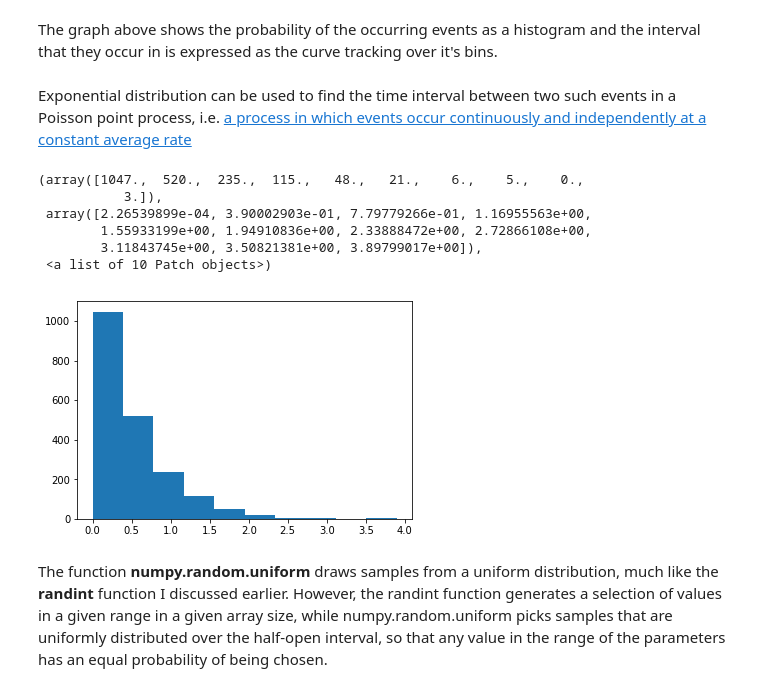
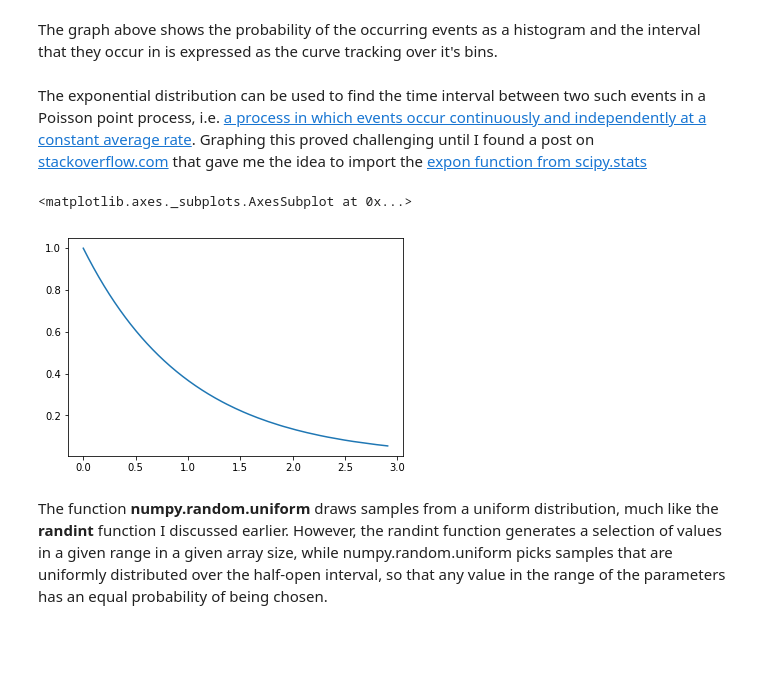
Before and after one commit to AideenByrne/ProgrammingforDA-assignment, a Jupyter notebook: Programming for Data Analysis Assignment.ipynb, the cells around one changed output. Drawn from its saved outputs; the diff is of its cells as text; code cells hidden in the pictures; blank space fills up the shorter version.

Commit message:
Updated code for exponential distribution with scipy.stats

```diff
--- a/Programming for Data Analysis Assignment.ipynb
+++ b/Programming for Data Analysis Assignment.ipynb
@@ -168,18 +168,14 @@ sns.distplot(s)
 # %% [markdown]
 The graph above shows the probability of the occurring events as a histogram and the interval that they occur in is expressed as the curve tracking over it's bins.
 # %% [markdown]
-Exponential distribution can be used to find the time interval between two such events in a Poisson point process, i.e. [a process in which events occur continuously and independently at a constant average rate](https://en.wikipedia.org/wiki/Exponential_distribution)
+The exponential distribution can be used to find the time interval between two such events in a Poisson point process, i.e. [a process in which events occur continuously and independently at a constant average rate](https://en.wikipedia.org/wiki/Exponential_distribution).  Graphing this proved challenging until I found a post on [stackoverflow.com](https://stackoverflow.com/questions/43311127/the-exponential-distribution-didnt-show-up-in-the-shell) that gave me the idea to import the [expon function from scipy.stats](https://stackoverflow.com/questions/43311127/the-exponential-distribution-didnt-show-up-in-the-shell)
-# %%
-p = np.random.exponential(0.5, 2000)
-plt.hist(p)
-# %% [output]
-(array([1047.,  520.,  235.,  115.,   48.,   21.,    6.,    5.,    0.,
-           3.]),
- array([2.26539899e-04, 3.90002903e-01, 7.79779266e-01, 1.16955563e+00,
-        1.55933199e+00, 1.94910836e+00, 2.33888472e+00, 2.72866108e+00,
-        3.11843745e+00, 3.50821381e+00, 3.89799017e+00]),
- <a list of 10 Patch objects>)
-[figure, removed]
+# %%
+p = np.random.exponential(0.5, 1000)
+from scipy.stats import expon #to plot curve typical of exponential distribution, borrowed from https://stackoverflow.com/questions/43311127/the-exponential-distribution-didnt-show-up-in-the-shell
+sns.lineplot(p, expon.pdf(p))
+# %% [output]
+<matplotlib.axes._subplots.AxesSubplot at 0x...>
+[figure, added]
 # %% [markdown]
 The function **numpy.random.uniform** draws samples from a uniform distribution, much like the **randint** function I discussed earlier. However, the randint function generates a selection of values in a given range in a given array size, while numpy.random.uniform picks samples that are uniformly distributed over the half-open interval, so that any value in the range of the parameters has an equal probability of being chosen.
 # %%
```
Also changed, not shown: parts of 13 cells of this notebook.
